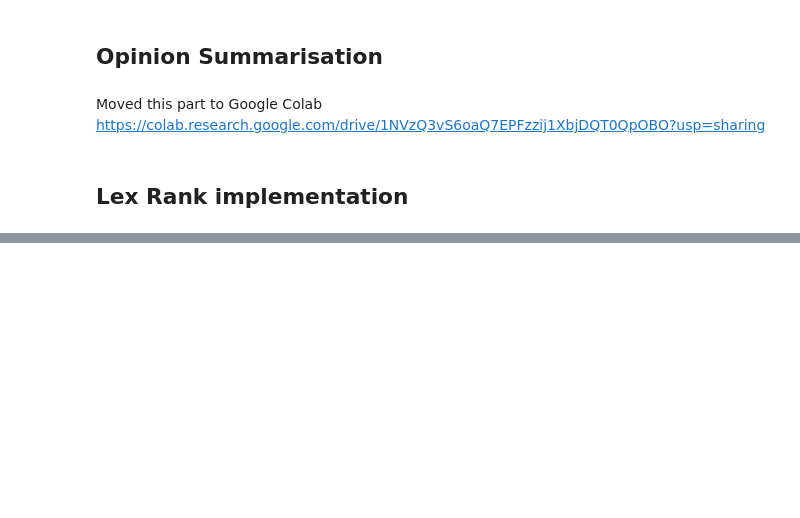
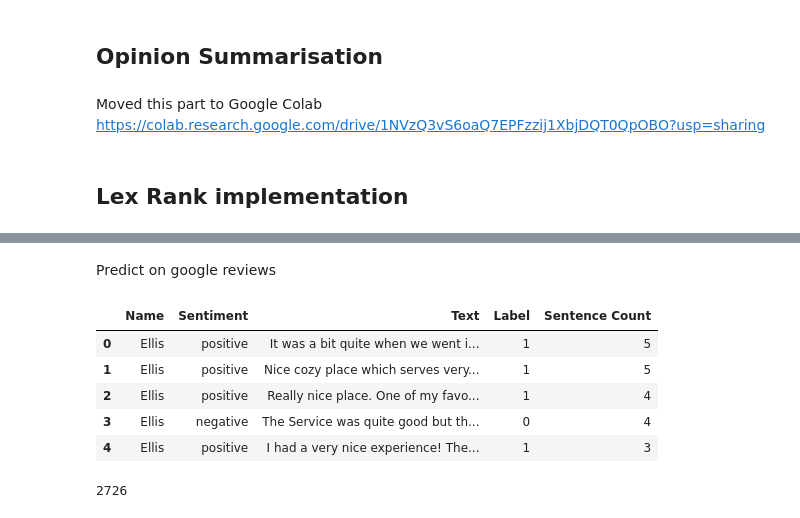
Before and after one commit to Amsterdam-Internships/Venue-Accessibility-Google-Reviews, a Jupyter notebook: notebooks/Pipeline.ipynb, the cells around one changed output, grey strips where cells are left out. Cells and saved outputs as stored; diff of their text form; code cells hidden in the pictures; blank space fills up the shorter version.

```diff
--- a/notebooks/Pipeline.ipynb
+++ b/notebooks/Pipeline.ipynb
@@ -442,0 +571,14 @@ long_reviews.head()
+# %% [markdown]
+Predict on google reviews
+# %%
+clean_test_df['Sentence Count'] = clean_test_df['Text'].apply(lambda x: dc.count_sentences(x))
+long_google_reviews = clean_test_df[clean_test_df['Sentence Count'] > 1]
+long_google_reviews = long_google_reviews[:len(y_val)]
+long_google_reviews.head()
+# %% [output]
+|  | Name | Sentiment | Text | Label | Sentence Count |
+| 0 | Ellis | positive | It was a bit quite when we went i... | 1 | 5 |
+| 1 | Ellis | positive | Nice cozy place which serves very... | 1 | 5 |
+| 2 | Ellis | positive | Really nice place. One of my favo... | 1 | 4 |
+| 3 | Ellis | negative | The Service was quite good but th... | 0 | 4 |
+| 4 | Ellis | positive | I had a very nice experience! The... | 1 | 3 |
@@ -442,0 +595,4 @@ long_reviews.head()
+# %%
+print(len(google_lsa))
+# %% [output]
+2726
```
Also changed, not shown: parts of 50 cells of this notebook, 12 other files.
